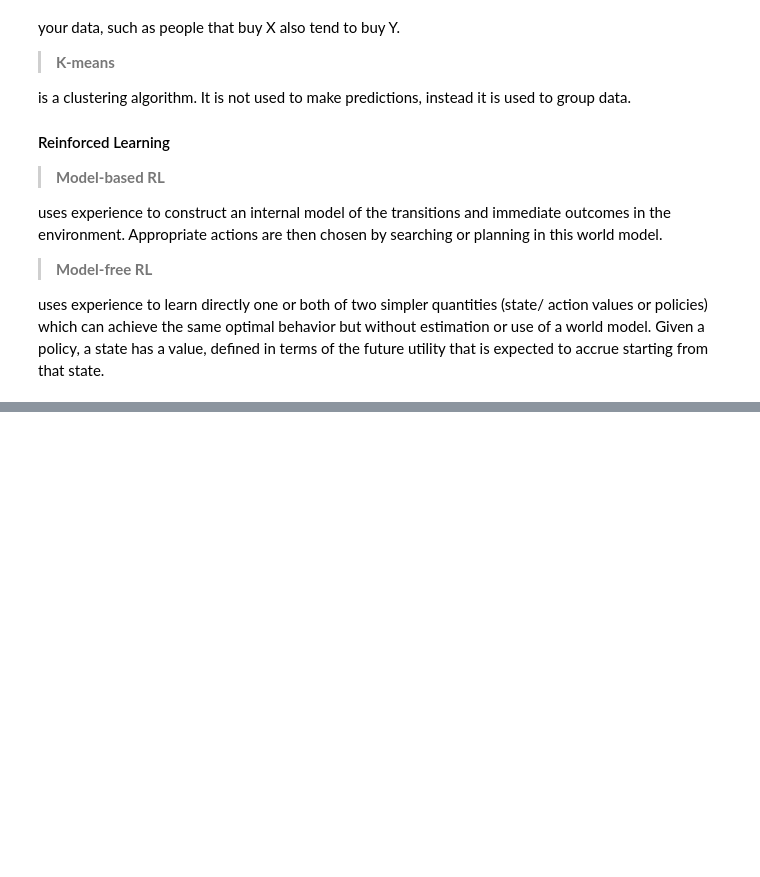
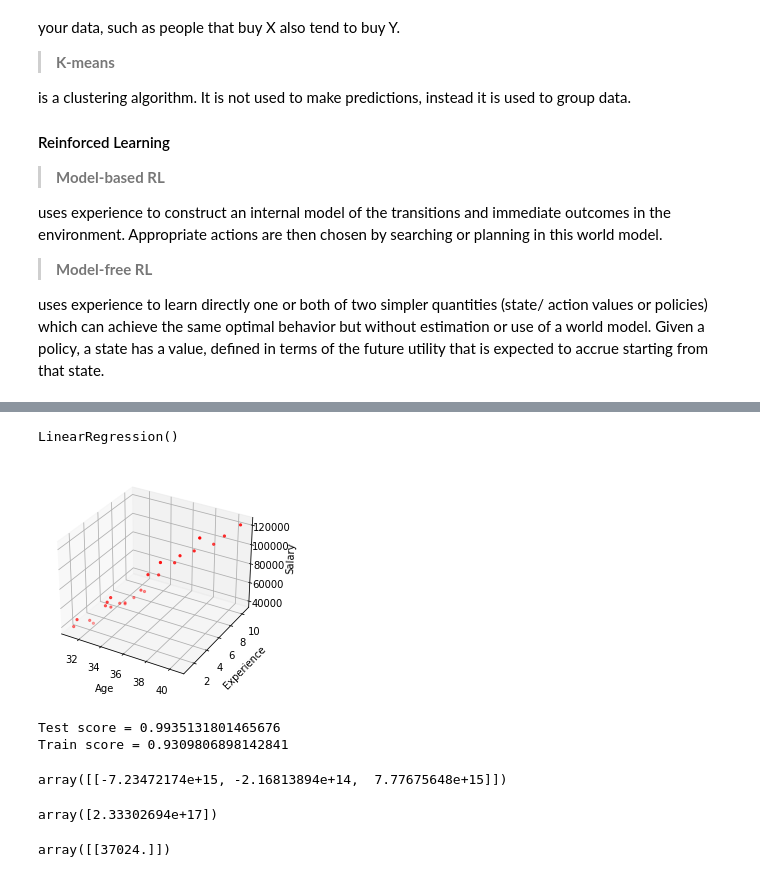
Before and after one commit to dilshad-geol/Data-Science-with-Python, a Jupyter notebook: 00_Everthing_in_Complete_Notebook.ipynb, the cells around one changed output, grey strips where cells are left out. Saved outputs shown, nothing was run; the diff lists cells and outputs as text; code cells hidden in the pictures; blank space fills up the shorter version.

```diff
--- a/00_Everthing_in_Complete_Notebook.ipynb
+++ b/00_Everthing_in_Complete_Notebook.ipynb
@@ -4500,0 +4651,4 @@ uses experience to learn directly one or both of two simpler quantities (state/
+# %%
+# importing data
+df = pd.read_csv("ml_data_salary.csv")
+df.head()
@@ -4500,0 +4662,8 @@ uses experience to learn directly one or both of two simpler quantities (state/
+# %%
+# setting data to dependent and independent
+X = df[['age','distance', 'YearsExperience']]
+y=df[['Salary']]
+# %%
+# importing library and splitting Data
+from sklearn.model_selection import train_test_split
+X_train,X_test, y_train, y_test = train_test_split(X,y,test_size= 0.2, random_state = 0)
@@ -4500,0 +4679,45 @@ uses experience to learn directly one or both of two simpler quantities (state/
+# %%
+# creat and fit your model
+from sklearn.linear_model import LinearRegression
+model = LinearRegression()
+model = model.fit(X_train, y_train)
+model
+# %% [output]
+LinearRegression()
+# %%
+# plotting
+import matplotlib.pyplot as plt
+from mpl_toolkits.mplot3d import Axes3D
+fig = plt.figure()
+img = fig.add_subplot(111, projection='3d')
+img.scatter(X_train[['age']], X_train[['YearsExperience']], y_train, marker='.', color='red')
+
+img.set_xlabel("Age")
+img.set_ylabel("Experience")
+img.set_zlabel("Salary")
+
+img.plot_surface(X_train[['age']], X_train[['YearsExperience']],y_train, alpha=0.5)
+plt.show()
+# %% [output]
+[figure, added]
+# %%
+# How to test the efficacy of model?
+reg= LinearRegression().fit(X_test,y_test)
+print('Test score =', reg.score(X_test, y_test))
+print('Train score =', reg.score(X_train, y_train))
+# %% [output]
+Test score = 0.9935131801465676
+Train score = 0.9309806898142841
+# %%
+# finding coefficients
+model.coef_
+# %% [output]
+array([[-7.23472174e+15, -2.16813894e+14,  7.77675648e+15]])
+# %%
+model.intercept_
+# %% [output]
+array([2.33302694e+17])
+# %%
+model.predict([[31.1,77.75,1.1]])
+# %% [output]
+array([[37024.]])
```
Also changed, not shown: parts of 24 cells of this notebook, 3 other files.
